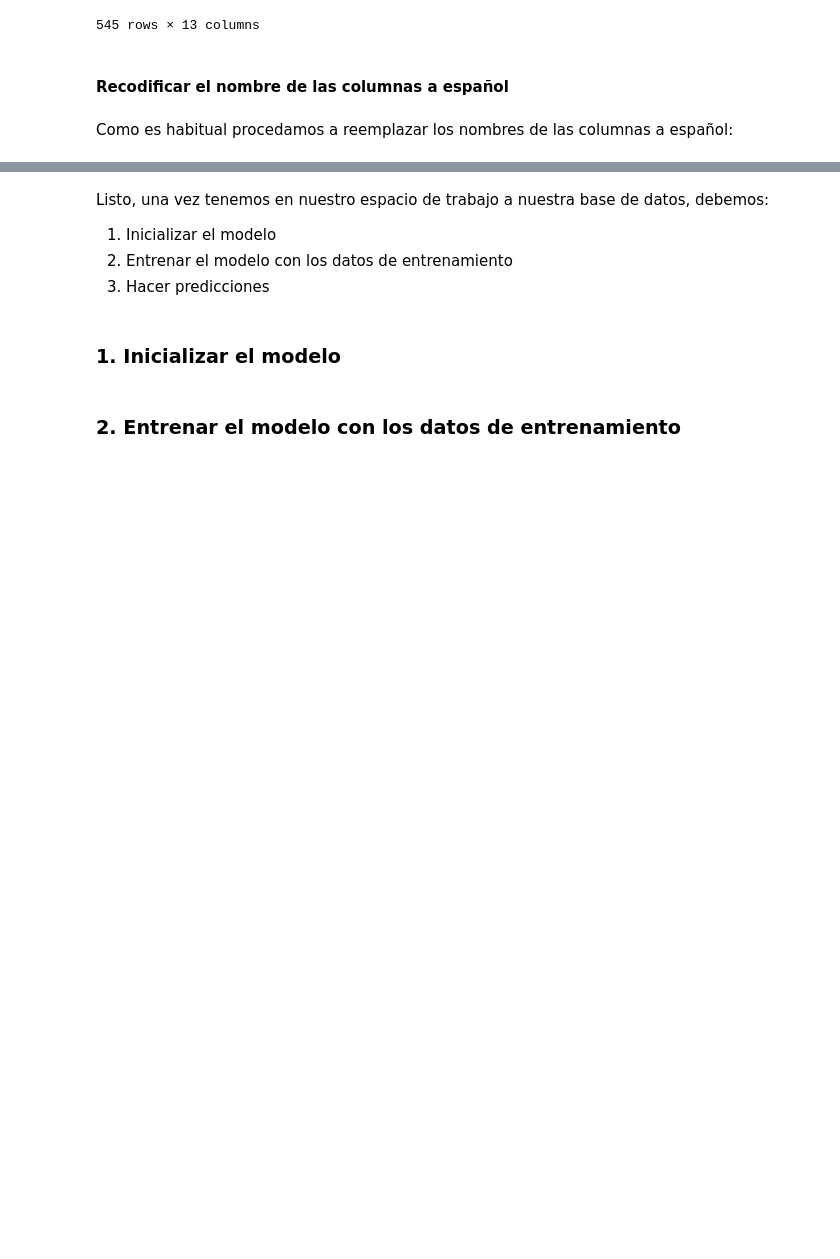
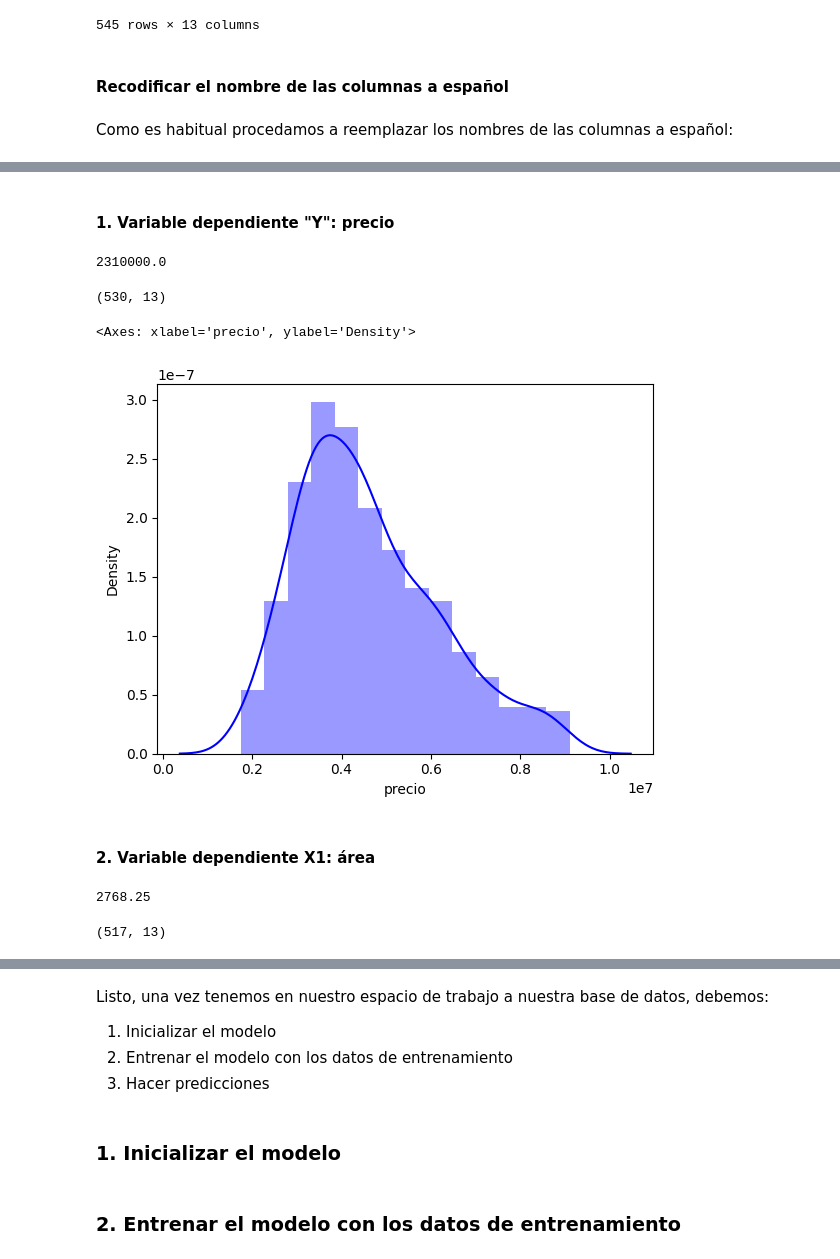
Before and after one commit to andreaescobar111/udla-aanlitica-pred-2024, a Jupyter notebook: S2_Regularizacion/1.Presesion/Unidad_No.2_Regularización_Optimización_Modelos.ipynb, the cells around one changed output, grey strips where cells are left out. Cells and saved outputs as stored; diff of their text form; code cells hidden in the pictures; blank space fills up the shorter version.

```diff
--- a/S2_Regularizacion/1.Presesion/Unidad_No.2_Regularización_Optimización_Modelos.ipynb
+++ b/S2_Regularizacion/1.Presesion/Unidad_No.2_Regularización_Optimización_Modelos.ipynb
@@ -128,0 +202,37 @@ df.rename({'price':'precio', 'bedrooms': 'cuartos', 'bathrooms':'banios', 'stori
+# %% [markdown]
+#### 1. Variable dependiente "Y": precio
+# %%
+# Calculamos el Quartil 1 y Quartil 3 que son aquellos que nos permiten estimar los límites de los datos atípicos
+Q1 = df.precio.quantile(0.25)
+Q3 = df.precio.quantile(0.75)
+IQR = Q3 - Q1  #rango intercuartil
+print(IQR)
+# %% [output]
+2310000.0
+# %%
+# Ahora removemos aquellas observaciones que se encuentran por fuera del rango: 1.5 x IOR
+df = df[~((df['precio'] < (Q1 - 1.5 * IQR)) |(df['precio'] > (Q3 + 1.5 * IQR)))]
+df.shape
+# %% [output]
+(530, 13)
+# %%
+sns.distplot(df['precio'],color="blue")
+# %% [output]
+<Axes: xlabel='precio', ylabel='Density'>
+[figure, added]
+# %% [markdown]
+#### 2. Variable dependiente X1: área
+# %%
+# Calculamos el Quartil 1 y Quartil 3 que son aquellos que nos permiten estimar los límites de los datos atípicos
+Q1_area = df.area.quantile(0.25)
+Q3_area = df.area.quantile(0.75)
+IQR_area = Q3_area - Q1_area  #rango intercuartil
+print(IQR_area)
+# %% [output]
+2768.25
+# %%
+# Ahora removemos aquellas observaciones que se encuentran por fuera del rango: 1.5 x IOR
+df = df[~((df['area'] < (Q1_area - 1.5 * IQR_area)) |(df['area'] > (Q3_area + 1.5 * IQR_area)))]
+df.shape
+# %% [output]
+(517, 13)
```
Also changed, not shown: parts of 45 cells of this notebook.
